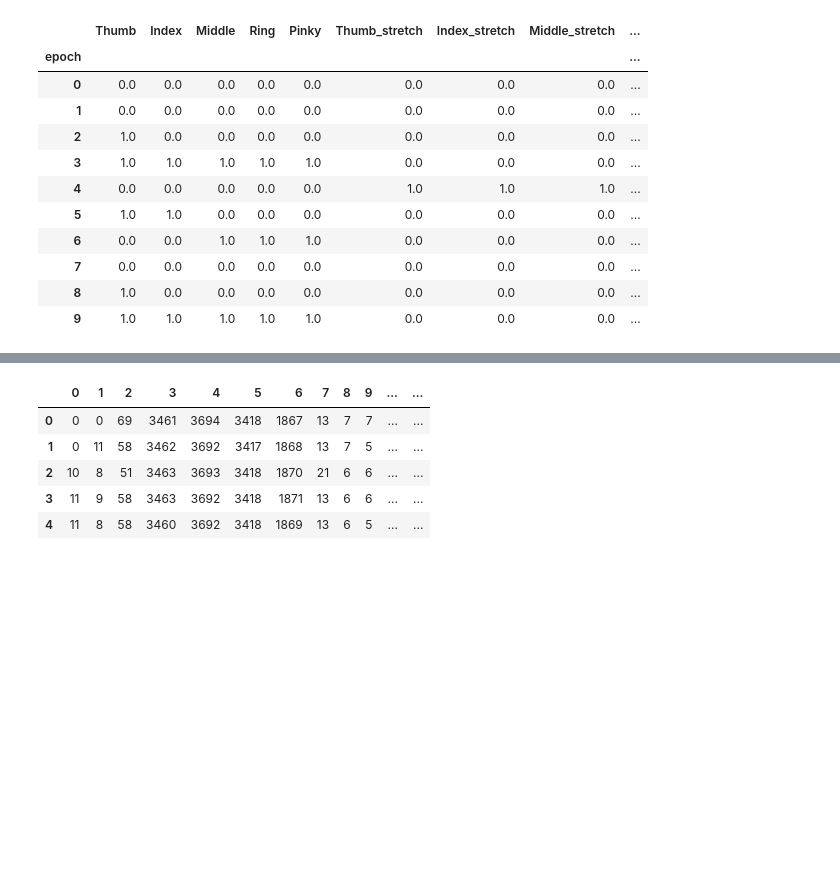
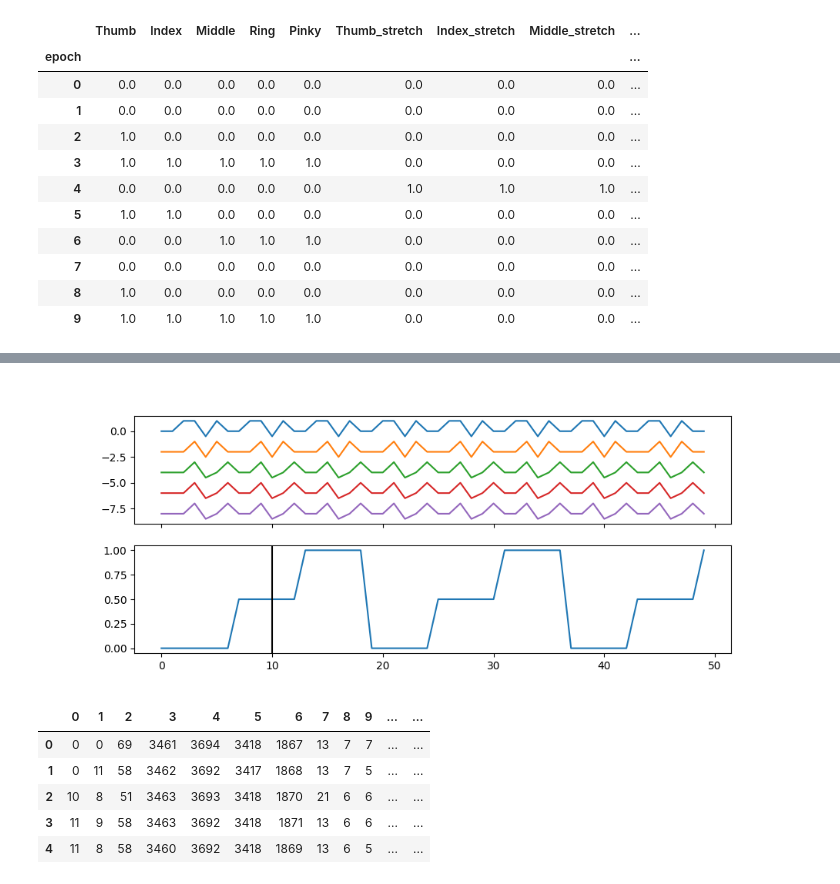
Before and after one commit to Internship-moto/Gestures_3, a Jupyter notebook: notebooks/Gestures_2.ipynb, the cells around one changed output, grey strips where cells are left out. Cells and saved outputs as stored; diff of their text form; code cells hidden in the pictures; blank space fills up the shorter version.

Commit message:
add figures

```diff
--- a/notebooks/Gestures_2.ipynb
+++ b/notebooks/Gestures_2.ipynb
@@ -188,0 +223,10 @@ gestures_protocol.head(10)
+# %%
+low_lim, high_lim = 0, 50
+fig, ax = plt.subplots(2, 1, sharex=True, figsize=(10, 4)) # plt.sca(axes)
+ax[0].plot(gestures_protocol[['Thumb', 'Index', 'Middle', 'Ring', 'Pinky']][low_lim:high_lim].values - np.arange(5) * 2)
+ax[1].plot(gestures_protocol[['Pronation']][low_lim:high_lim].values)
+# Для примера сравним сигналы в рйоне 6 периода
+plt.axvline(10, color='k', label='Train-Test split')
+plt.show()
+# %% [output]
+[figure, added]
```
Also changed, not shown: parts of 11 cells of this notebook.
